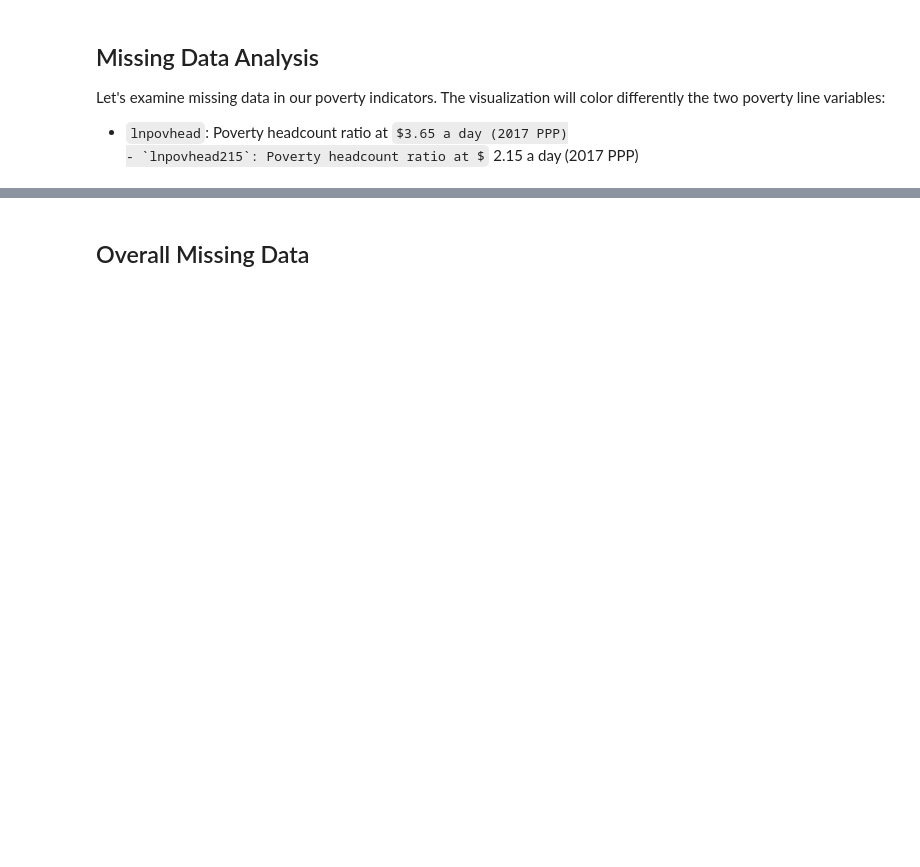
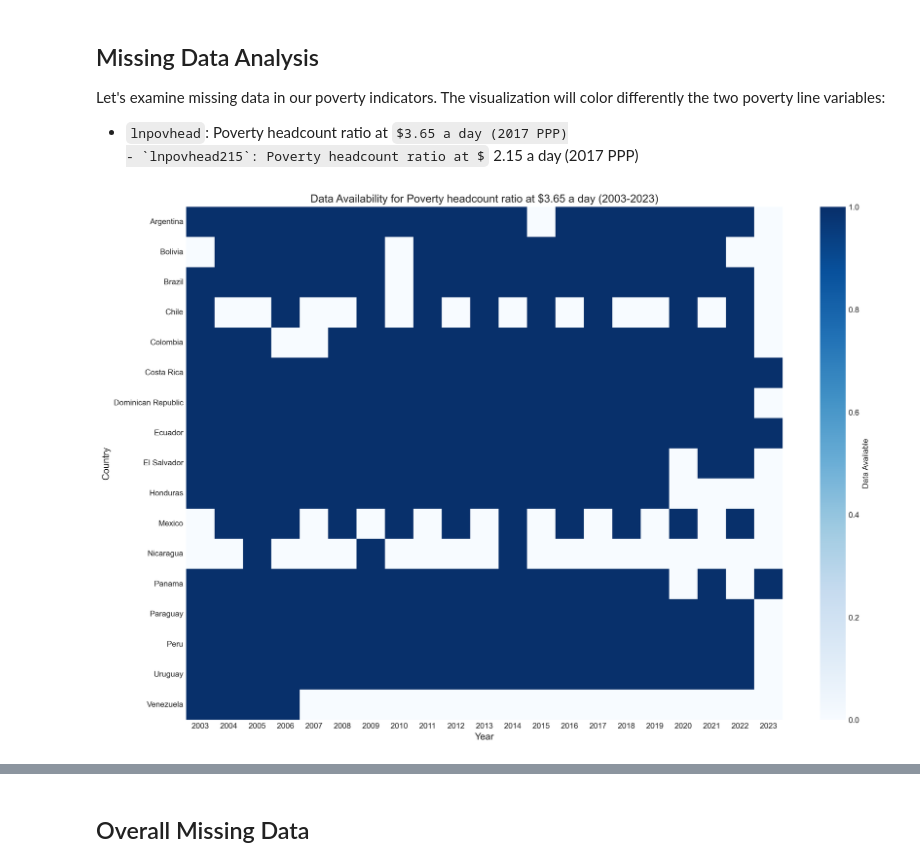
Before and after one commit to lanureeeh/project, a Jupyter notebook: notebooks/eda/01_descriptive.ipynb, the cells around one changed output, grey strips where cells are left out. Drawn from its saved outputs; the diff is of its cells as text; code cells hidden in the pictures; some formulas as TeX source; blank space fills up the shorter version.

Commit message:
debug the panel creation

```diff
--- a/notebooks/eda/01_descriptive.ipynb
+++ b/notebooks/eda/01_descriptive.ipynb
@@ -31,12 +41,12 @@ Let's examine missing data in our poverty indicators. The visualization will col
 - `lnpovhead`: Poverty headcount ratio at $3.65 a day (2017 PPP)
 - `lnpovhead215`: Poverty headcount ratio at $2.15 a day (2017 PPP)
 # %%
-# Visualize missing data for poverty variables
-# Note: There might be 'ISO3' columns instead of 'Country' in the dataset
-# Using the column name from the prompt
-plot_missing(panel[['ISO3', 'Year', 'lnpovhead', 'lnpovhead215']],
-             "../../reports/figures/missing_poverty.png")
+# Visualize missing data for 'lnpovhead'
+plot_missing(panel[['Country', 'Year', 'lnpovhead']],
+             "../../reports/figures/missing_poverty_lnpovhead.png")
 
 # Display the image in the notebook
 from IPython.display import Image
-Image("../../reports/figures/missing_poverty.png")
+Image("../../reports/figures/missing_poverty_lnpovhead.png")
+# %% [output]
+[figure, added]
```
Also changed, not shown: parts of 4 cells of this notebook, 24 other files.
